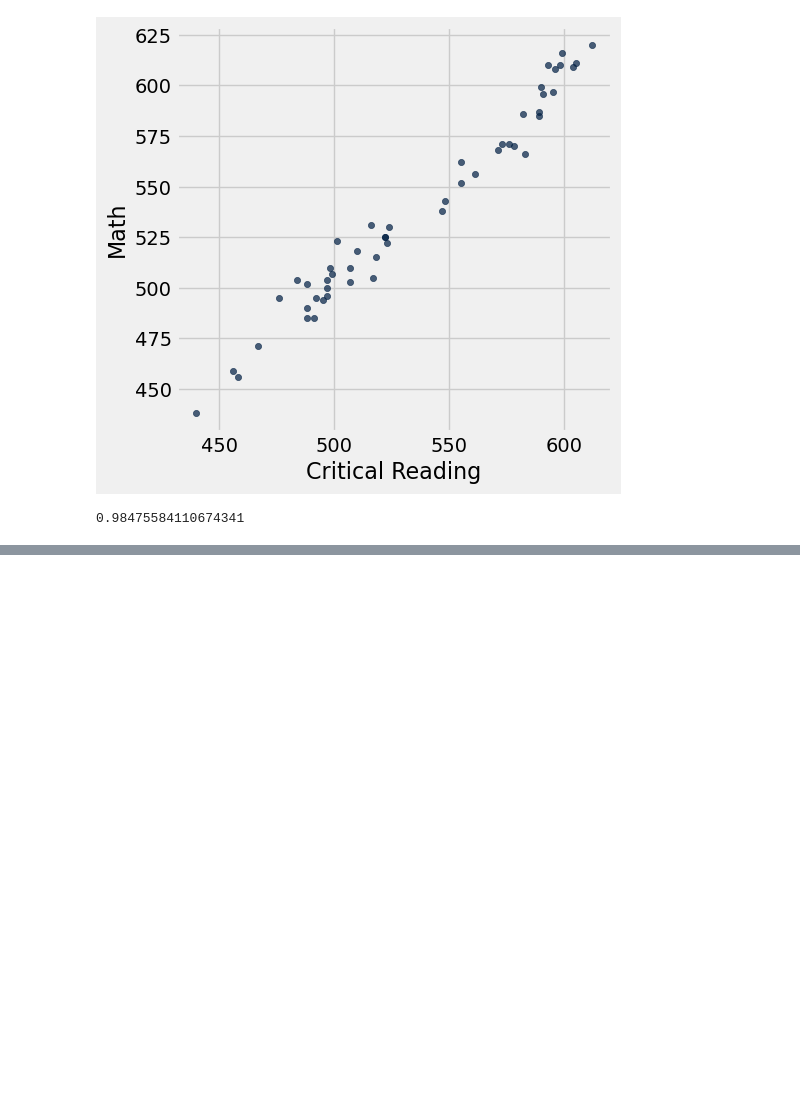
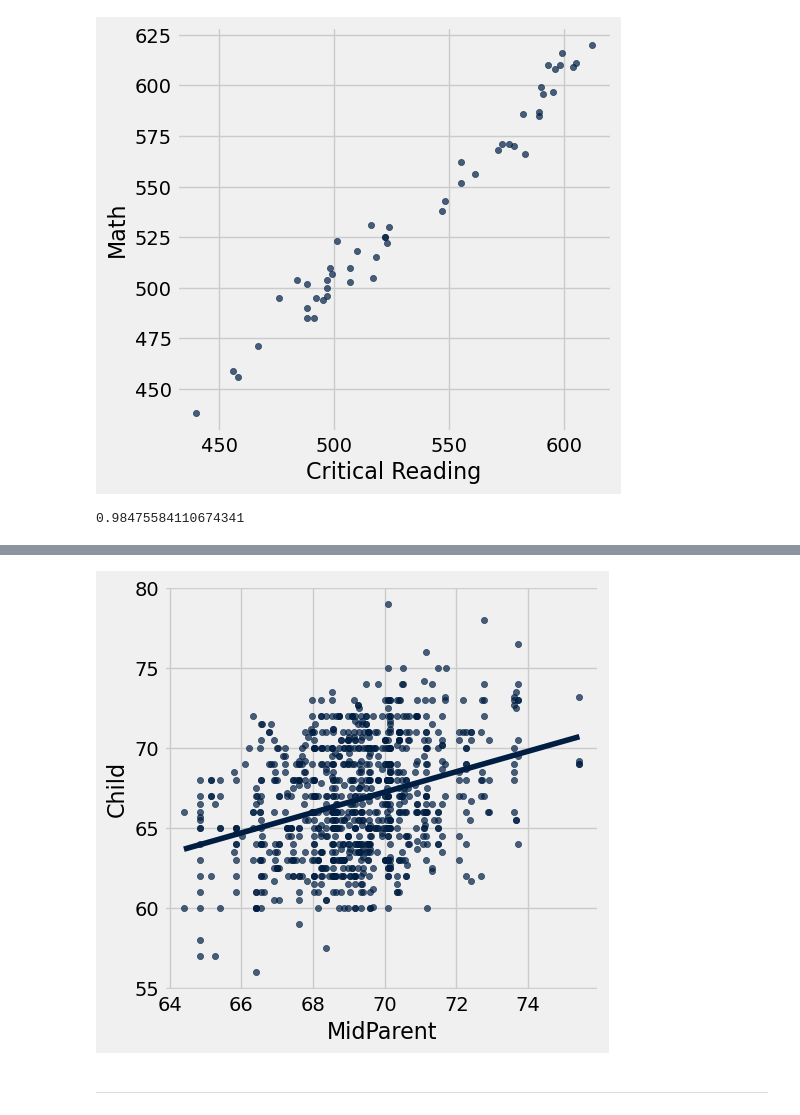
Before and after one commit to lawtonsclass/f24-code-from-class, a Jupyter notebook: data8-practice/ch15.ipynb, the cells around one changed output, grey strips where cells are left out. Cells and saved outputs as stored; diff of their text form; code cells hidden in the pictures; blank space fills up the shorter version.

```diff
--- a/data8-practice/ch15.ipynb
+++ b/data8-practice/ch15.ipynb
@@ -253,0 +382,6 @@ correlation(sat2014, 'Critical Reading', 'Math')
+# %%
+heights.scatter('MidParent', fit_line=True)
+# %% [output]
+[figure, added]
+# %% [markdown]
+---
```
Also changed, not shown: parts of 44 cells of this notebook, 1 other file.
